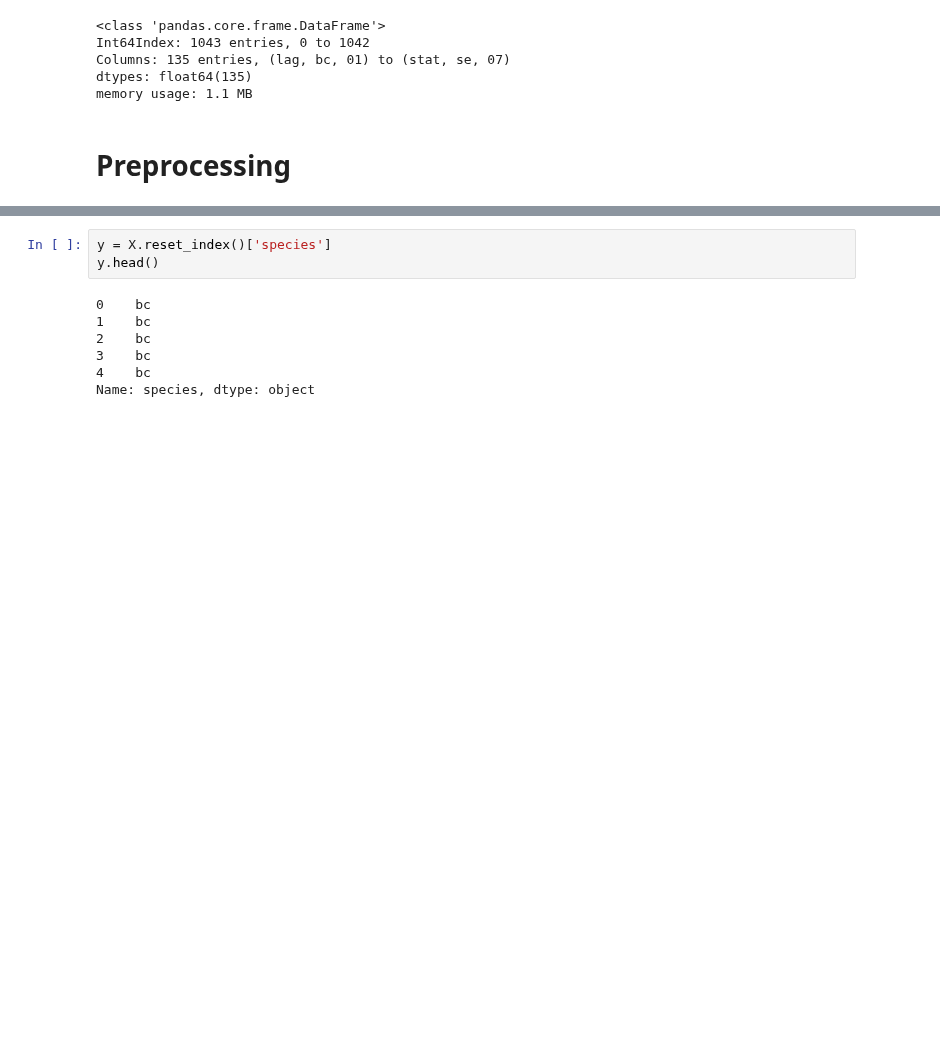
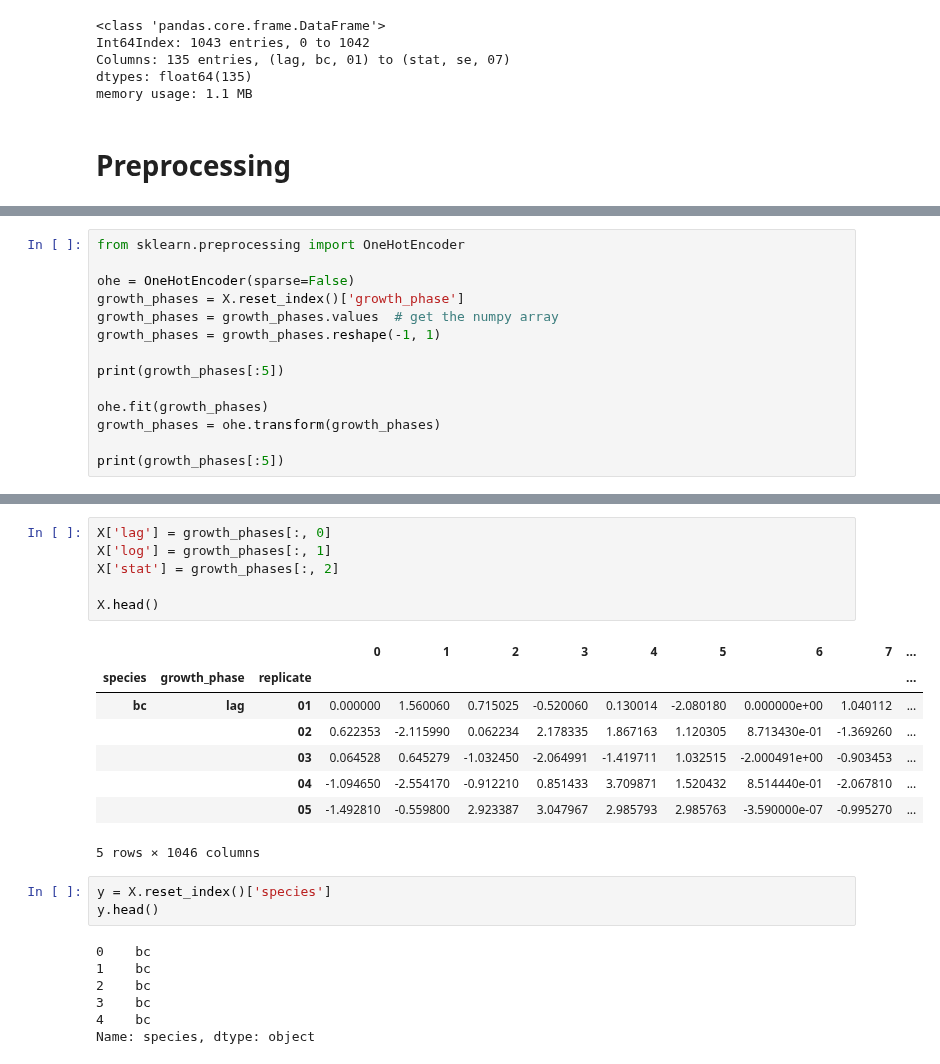
Before and after one commit to AnthonyDickson/summer-bursary-2018, a Jupyter notebook: bacteria/Classification.ipynb, the cells around one changed output, grey strips where cells are left out. Drawn from its saved outputs; the diff is of its cells as text; blank space fills up the shorter version.

```diff
--- a/bacteria/Classification.ipynb
+++ b/bacteria/Classification.ipynb
@@ -40,3 +41,17 @@ X.head()
 |  |  | 04 | -1.094650 | -2.554170 | -0.912210 | 0.851433 | 3.709871 | 1.520432 | 8.514440e-01 | -2.067810 | ... |
 |  |  | 05 | -1.492810 | -0.559800 | 2.923387 | 3.047967 | 2.985793 | 2.985763 | -3.590000e-07 | -0.995270 | ... |
 5 rows × 1043 columns
+# %%
+from sklearn.preprocessing import OneHotEncoder
+
+ohe = OneHotEncoder(sparse=False)
+growth_phases = X.reset_index()['growth_phase']
+growth_phases = growth_phases.values  # get the numpy array
+growth_phases = growth_phases.reshape(-1, 1)
+
+print(growth_phases[:5])
+
+ohe.fit(growth_phases)
+growth_phases = ohe.transform(growth_phases)
+
+print(growth_phases[:5])
@@ -43,3 +69,18 @@ X.head()
+# %%
+X['lag'] = growth_phases[:, 0]
+X['log'] = growth_phases[:, 1]
+X['stat'] = growth_phases[:, 2]
+
+X.head()
+# %% [output]
+|  |  |  | 0 | 1 | 2 | 3 | 4 | 5 | 6 | 7 | ... |
+| species | growth_phase | replicate |  |  |  |  |  |  |  |  | ... |
+| bc | lag | 01 | 0.000000 | 1.560060 | 0.715025 | -0.520060 | 0.130014 | -2.080180 | 0.000000e+00 | 1.040112 | ... |
+|  |  | 02 | 0.622353 | -2.115990 | 0.062234 | 2.178335 | 1.867163 | 1.120305 | 8.713430e-01 | -1.369260 | ... |
+|  |  | 03 | 0.064528 | 0.645279 | -1.032450 | -2.064991 | -1.419711 | 1.032515 | -2.000491e+00 | -0.903453 | ... |
+|  |  | 04 | -1.094650 | -2.554170 | -0.912210 | 0.851433 | 3.709871 | 1.520432 | 8.514440e-01 | -2.067810 | ... |
+|  |  | 05 | -1.492810 | -0.559800 | 2.923387 | 3.047967 | 2.985793 | 2.985763 | -3.590000e-07 | -0.995270 | ... |
+5 rows × 1046 columns
 # %%
 y = X.reset_index()['species']
 y.head()
```
Also changed, not shown: parts of 17 cells of this notebook, 1 other file.
